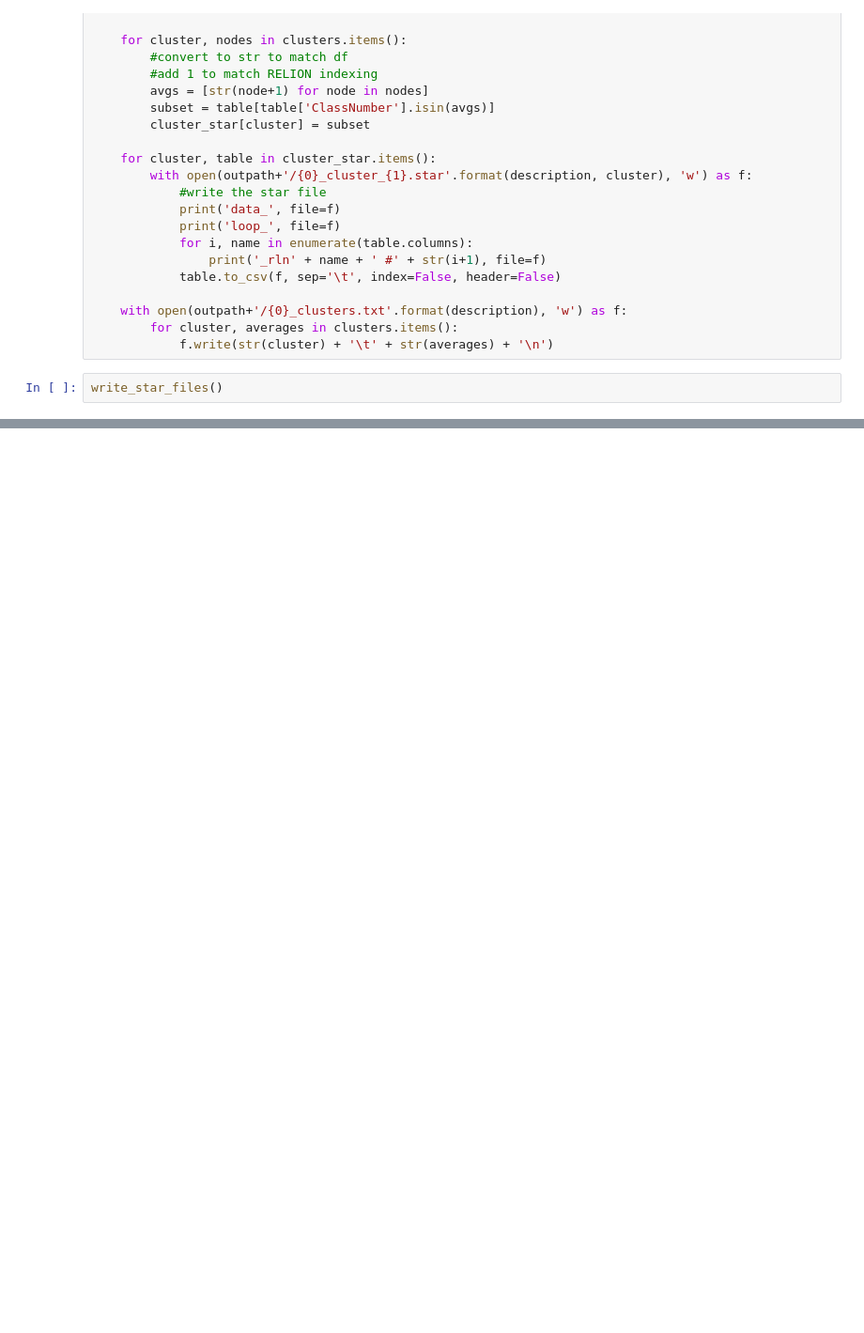
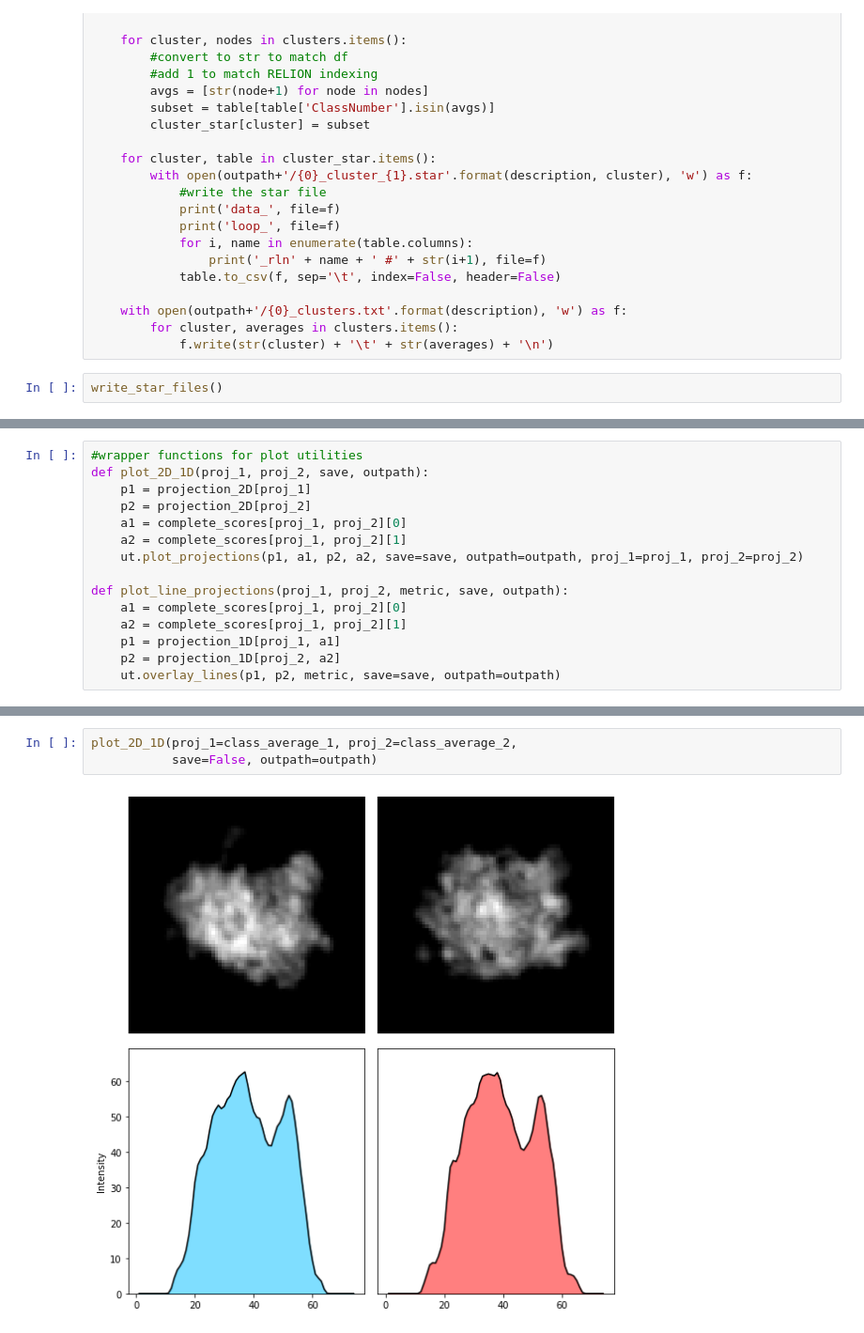
Before and after one commit to marcottelab/SLICEM, a Jupyter notebook: SLICEM_notebook.ipynb, the cells around one changed output, grey strips where cells are left out. Shown at 94% size. Cells and saved outputs as stored; diff of their text form; blank space fills up the shorter version.

```diff
--- a/SLICEM_notebook.ipynb
+++ b/SLICEM_notebook.ipynb
@@ -568,0 +587,15 @@ write_star_files()
+# %%
+#wrapper functions for plot utilities
+def plot_2D_1D(proj_1, proj_2, save, outpath):
+    p1 = projection_2D[proj_1]
+    p2 = projection_2D[proj_2]
+    a1 = complete_scores[proj_1, proj_2][0]
+    a2 = complete_scores[proj_1, proj_2][1]
+    ut.plot_projections(p1, a1, p2, a2, save=save, outpath=outpath, proj_1=proj_1, proj_2=proj_2)
+
+def plot_line_projections(proj_1, proj_2, metric, save, outpath):
+    a1 = complete_scores[proj_1, proj_2][0]
+    a2 = complete_scores[proj_1, proj_2][1]
+    p1 = projection_1D[proj_1, a1]
+    p2 = projection_1D[proj_2, a2]
+    ut.overlay_lines(p1, p2, metric, save=save, outpath=outpath)
@@ -568,0 +656,5 @@ write_star_files()
+# %%
+plot_2D_1D(proj_1=class_average_1, proj_2=class_average_2,
+           save=False, outpath=outpath)
+# %% [output]
+[figure, added]
```
Also changed, not shown: parts of 17 cells of this notebook, 3 other files.
